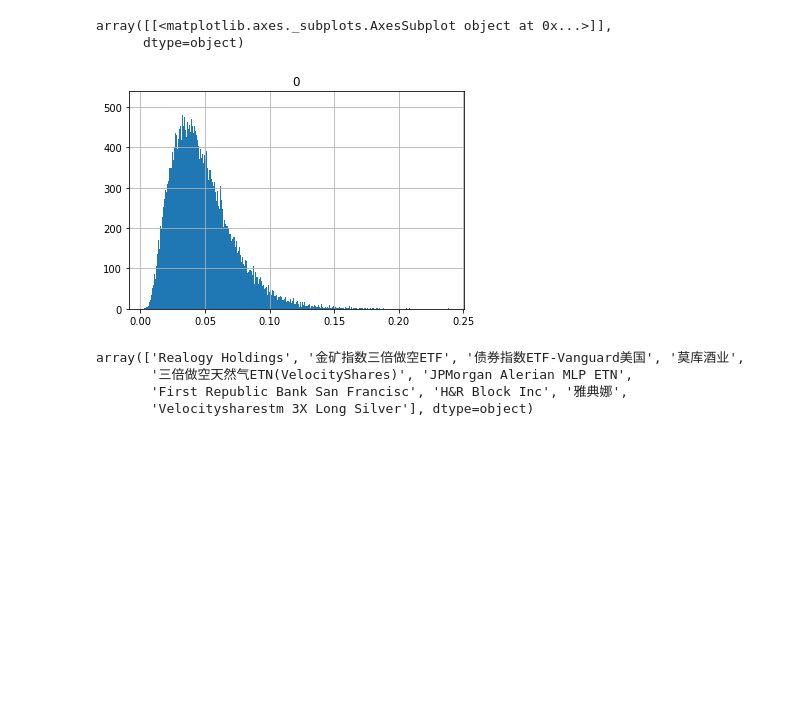
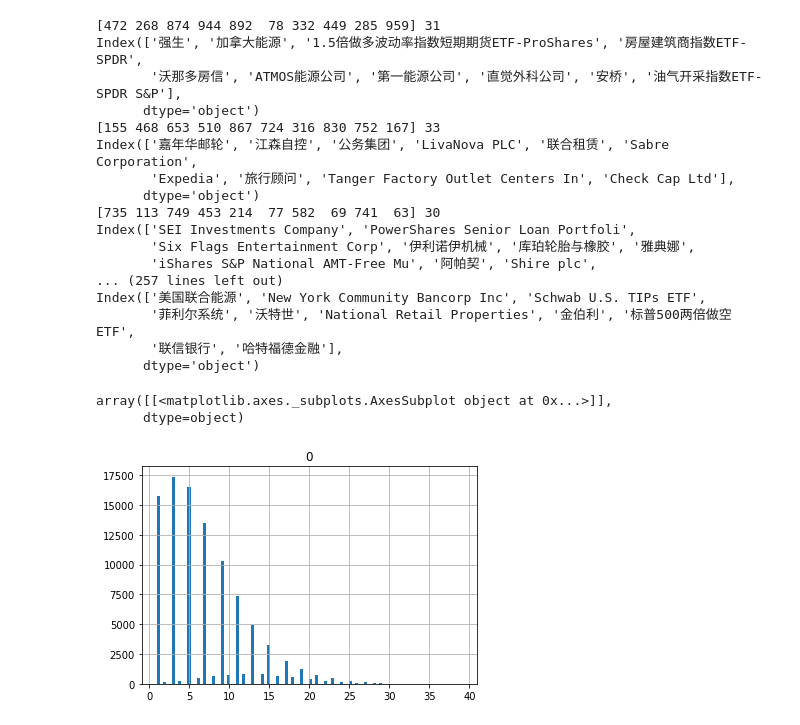
Before and after one commit to elviswind/minigo, a Jupyter notebook: testDistribution.ipynb, the cells around one changed output. Drawn from its saved outputs; the diff is of its cells as text; code cells hidden in the pictures; blank space fills up the shorter version.

```diff
--- a/testDistribution.ipynb
+++ b/testDistribution.ipynb
@@ -1,29 +1,48 @@
-# %%
-import pandas
-import numpy as np
-df = pandas.read_csv('d.csv', index_col=0)
-ndf = np.ones((df.shape[0],df.shape[1]+1)).astype(np.float32)
-for i in range(1, ndf.shape[1]):
-    ndf[:,i] = ndf[:,i-1] * (df[str(i-1)] +1)
+# %%
+%matplotlib inline
+import pandas
+import numpy as np
+df = pandas.read_csv('d.csv', index_col=0)
+d = df.T.as_matrix()
 # %%
 data = []
+n = 10
 for i in range(100000):
-    choice = np.random.choice(ndf.shape[0], 9)
-    s = ndf[choice].sum(axis=0)
-    score = np.std(s)
+    choice = np.random.choice(d.shape[0], n)
+    s = d[choice].sum(axis=0)
+    s = s / n
+    m = s.mean()
+    last = s[0] < m
+    reg = 0
+    for i in range(1, len(s)):
+        if (s[i] < m) != last:
+            reg+=1
+            last = s[i] < m
+    score = reg
+    if score >= 30:
+        print(choice, score)
+        print(df.columns[choice])
     data.append(score)
 
-pandas.DataFrame(data).hist(bins=1000)
+pandas.DataFrame(data).hist(bins=100)
+# %% [output]
+[472 268 874 944 892  78 332 449 285 959] 31
+Index(['强生', '加拿大能源', '1.5倍做多波动率指数短期期货ETF-ProShares', '房屋建筑商指数ETF-SPDR',
+       '沃那多房信', 'ATMOS能源公司', '第一能源公司', '直觉外科公司', '安桥', '油气开采指数ETF-SPDR S&P'],
+      dtype='object')
+[155 468 653 510 867 724 316 830 752 167] 33
+Index(['嘉年华邮轮', '江森自控', '公务集团', 'LivaNova PLC', '联合租赁', 'Sabre Corporation',
+       'Expedia', '旅行顾问', 'Tanger Factory Outlet Centers In', 'Check Cap Ltd'],
+      dtype='object')
+[735 113 749 453 214  77 582  69 741  63] 30
+Index(['SEI Investments Company', 'PowerShares Senior Loan Portfoli',
+       'Six Flags Entertainment Corp', '伊利诺伊机械', '库珀轮胎与橡胶', '雅典娜',
+       'iShares S&P National AMT-Free Mu', '阿帕契', 'Shire plc',
+... (257 lines left out)
+Index(['美国联合能源', 'New York Community Bancorp Inc', 'Schwab U.S. TIPs ETF',
+       '菲利尔系统', '沃特世', 'National Retail Properties', '金伯利', '标普500两倍做空ETF',
+       '联信银行', '哈特福德金融'],
+      dtype='object')
+array([[<matplotlib.axes._subplots.AxesSubplot object at 0x...>]],
+      dtype=object)
+[figure, added]
-# %%
-pandas.DataFrame(data).hist(bins=1000)
-# %% [output]
-array([[<matplotlib.axes._subplots.AxesSubplot object at 0x...>]],
-      dtype=object)
-[figure, removed]
-# %%
-np.array(df.index)[[723 ,480, 123, 816, 241 , 55 ,360 ,414,  80 ,887]]
-# %% [output]
-array(['Realogy Holdings', '金矿指数三倍做空ETF', '债券指数ETF-Vanguard美国', '莫库酒业',
-       '三倍做空天然气ETN(VelocityShares)', 'JPMorgan Alerian MLP ETN',
-       'First Republic Bank San Francisc', 'H&R Block Inc', '雅典娜',
-       'Velocitysharestm 3X Long Silver'], dtype=object)
```
Also changed, not shown: parts of 2 cells of this notebook, 4 other files.
